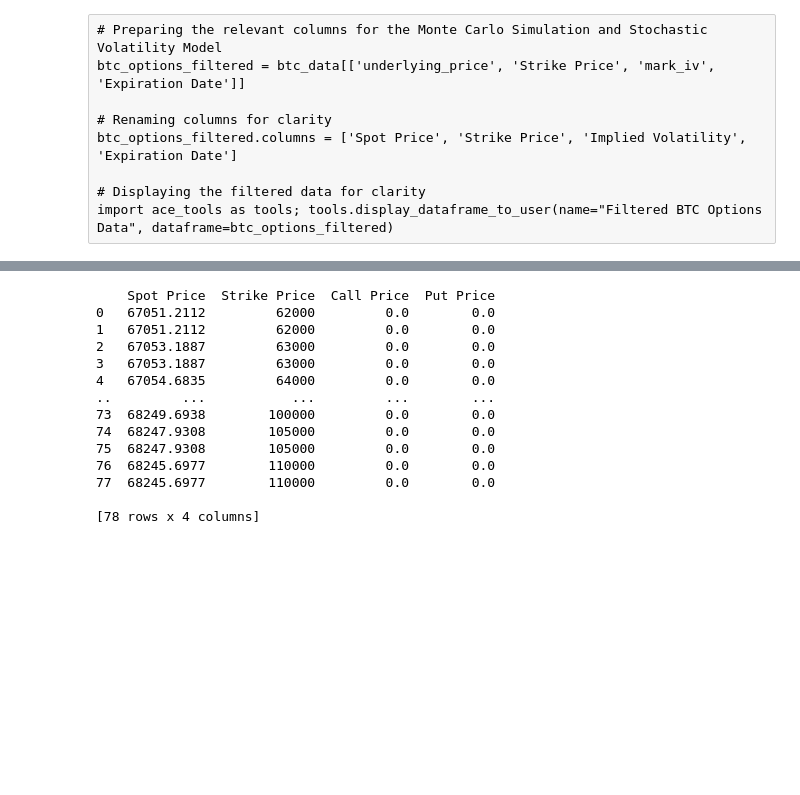
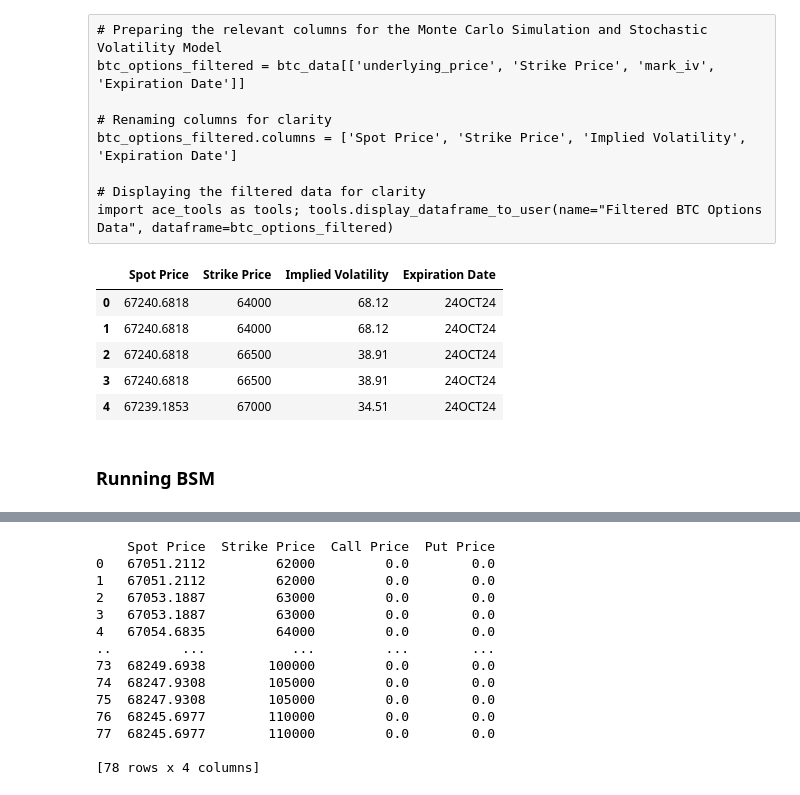
Before and after one commit to EthanFalcao/Defi_Options_Implied_Volatility, a Jupyter notebook: 4. Model_Adaption_BSM.ipynb, the cells around one changed output, grey strips where cells are left out. Cells and saved outputs as stored; diff of their text form; code cells hidden in the pictures; blank space fills up the shorter version.

```diff
--- a/4. Model_Adaption_BSM.ipynb
+++ b/4. Model_Adaption_BSM.ipynb
@@ -24,3 +24,20 @@ btc_options_filtered.columns = ['Spot Price', 'Strike Price', 'Implied Volatilit
 
 # Displaying the filtered data for clarity
 import ace_tools as tools; tools.display_dataframe_to_user(name="Filtered BTC Options Data", dataframe=btc_options_filtered)
+# %%
+btc_options_filtered = df[['underlying_price', 'Strike Price', 'mark_iv', 'Expiration Date']]
+
+# Renaming columns for clarity
+btc_options_filtered.columns = ['Spot Price', 'Strike Price', 'Implied Volatility', 'Expiration Date']
+
+# Display the cleaned and relevant data
+btc_options_filtered.head()
+# %% [output]
+|  | Spot Price | Strike Price | Implied Volatility | Expiration Date |
+| 0 | 67240.6818 | 64000 | 68.12 | 24OCT24 |
+| 1 | 67240.6818 | 64000 | 68.12 | 24OCT24 |
+| 2 | 67240.6818 | 66500 | 38.91 | 24OCT24 |
+| 3 | 67240.6818 | 66500 | 38.91 | 24OCT24 |
+| 4 | 67239.1853 | 67000 | 34.51 | 24OCT24 |
+# %% [markdown]
+### Running BSM
```
Also changed, not shown: parts of 10 cells of this notebook, 3 other files.
